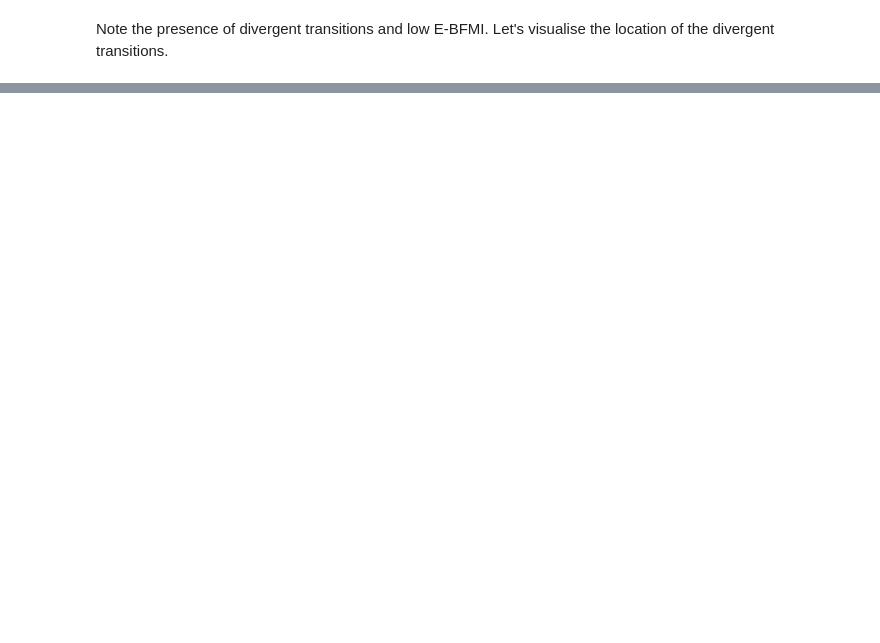
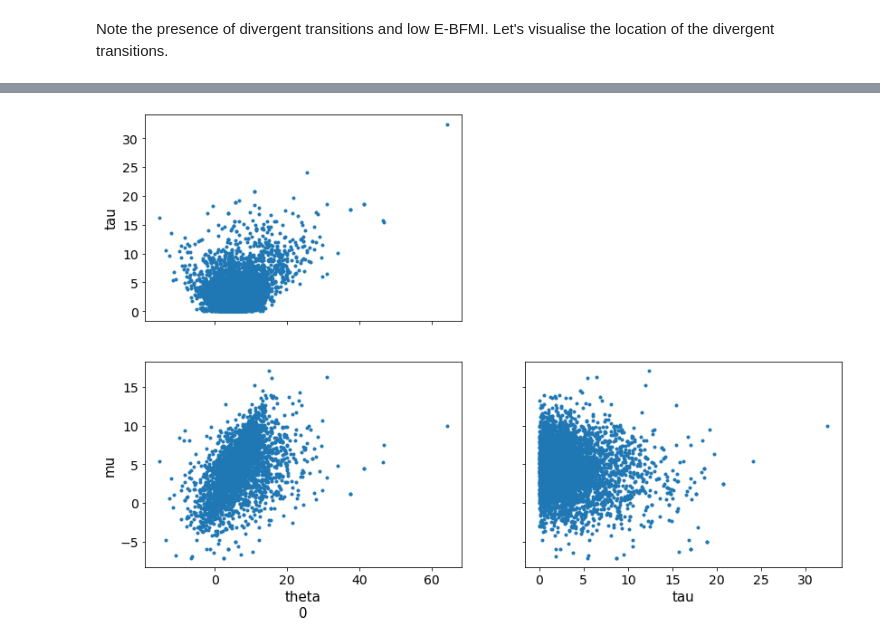
Before and after one commit to JohannesBuchner/PracticalInferenceForResearchersInThePhysicalSciencesCourse, a Jupyter notebook: 5-hamiltonian_mc.ipynb, the cells around one changed output, grey strips where cells are left out. Saved outputs shown, nothing was run; the diff lists cells and outputs as text; code cells hidden in the pictures; blank space fills up the shorter version.

```diff
--- a/5-hamiltonian_mc.ipynb
+++ b/5-hamiltonian_mc.ipynb
@@ -301,0 +418,3 @@ This is a well-known problem for models of this type. We can try to reparametris
+# %%
+model_nc = CmdStanModel(stan_file="stan/schools_nc.stan")
+fit_nc = model_nc.sample(data=data, iter_sampling=1000, chains=4, seed=42)
@@ -301,0 +470,7 @@ This is a well-known problem for models of this type. We can try to reparametris
+# %%
+fit_a_nc = av.from_cmdstanpy(fit_nc, coords={"J" : np.arange(data["J"])},
+                          dims={"theta": ["J"]})
+av.plot_pair(fit_a_nc, var_names=["theta", "tau", "mu"],
+             divergences=True, coords={"J": np.array([0])});
+# %% [output]
+[figure, added]
```
Also changed, not shown: parts of 16 cells of this notebook, 2 other files.
